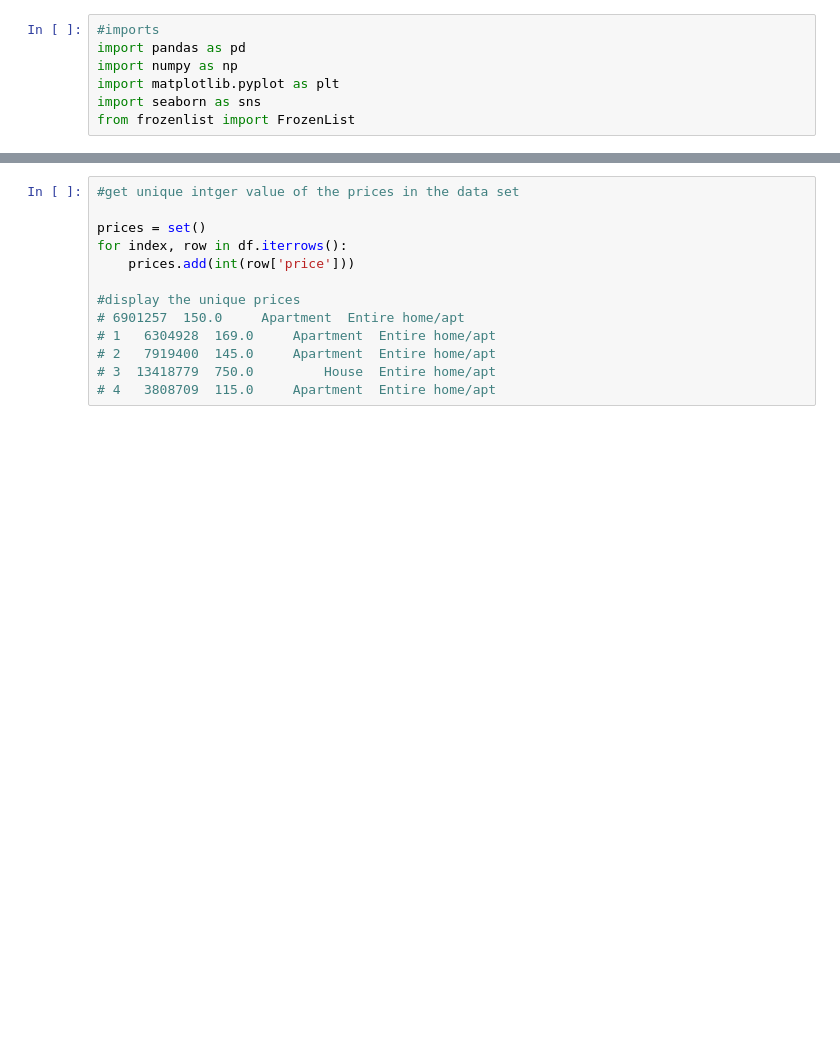
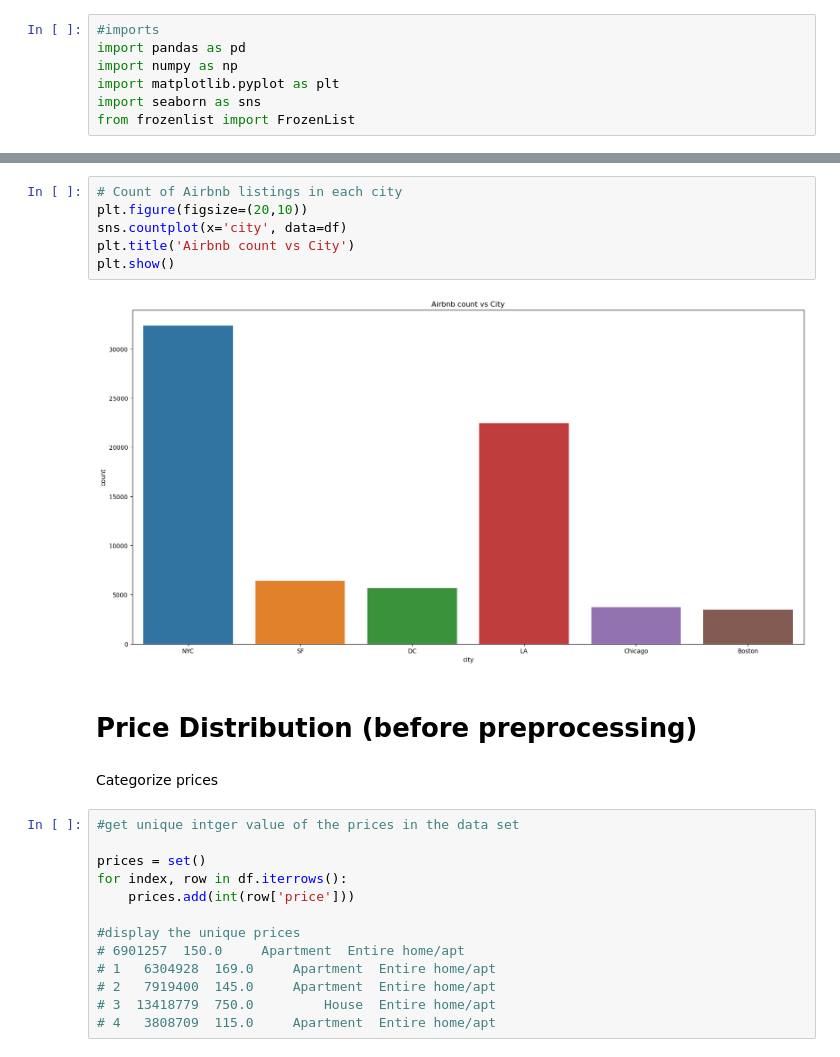
Before and after one commit to oamin12/Big-Data-Analysis-Project, a Jupyter notebook: Analysis.ipynb, the cells around one changed output, grey strips where cells are left out. Saved outputs shown, nothing was run; the diff lists cells and outputs as text; blank space fills up the shorter version.

```diff
--- a/Analysis.ipynb
+++ b/Analysis.ipynb
@@ -75,3 +146,15 @@ print(len(amenities), 'amenities length')
+# %%
+# Count of Airbnb listings in each city
+plt.figure(figsize=(20,10))
+sns.countplot(x='city', data=df)
+plt.title('Airbnb count vs City')
+plt.show()
+# %% [output]
+[figure, added]
+# %% [markdown]
+# Price Distribution (before preprocessing)
+# %% [markdown]
+Categorize prices
 # %%
 #get unique intger value of the prices in the data set
 
```
Also changed, not shown: parts of 43 cells of this notebook, 1 other file.
